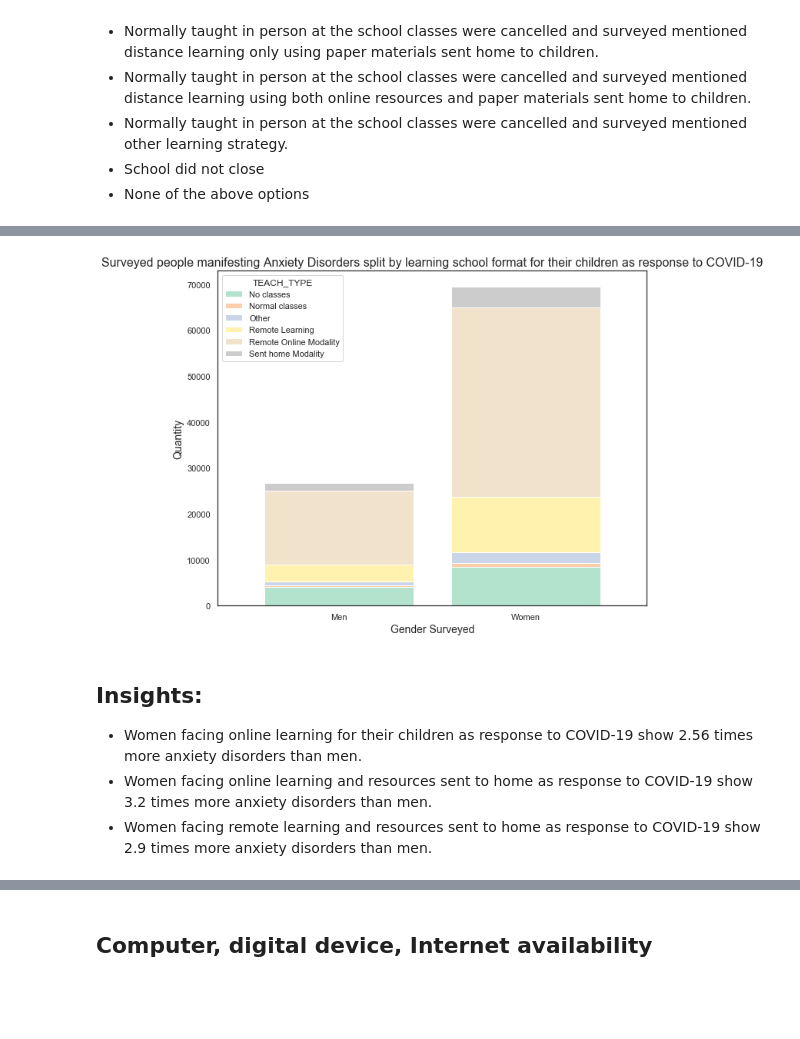
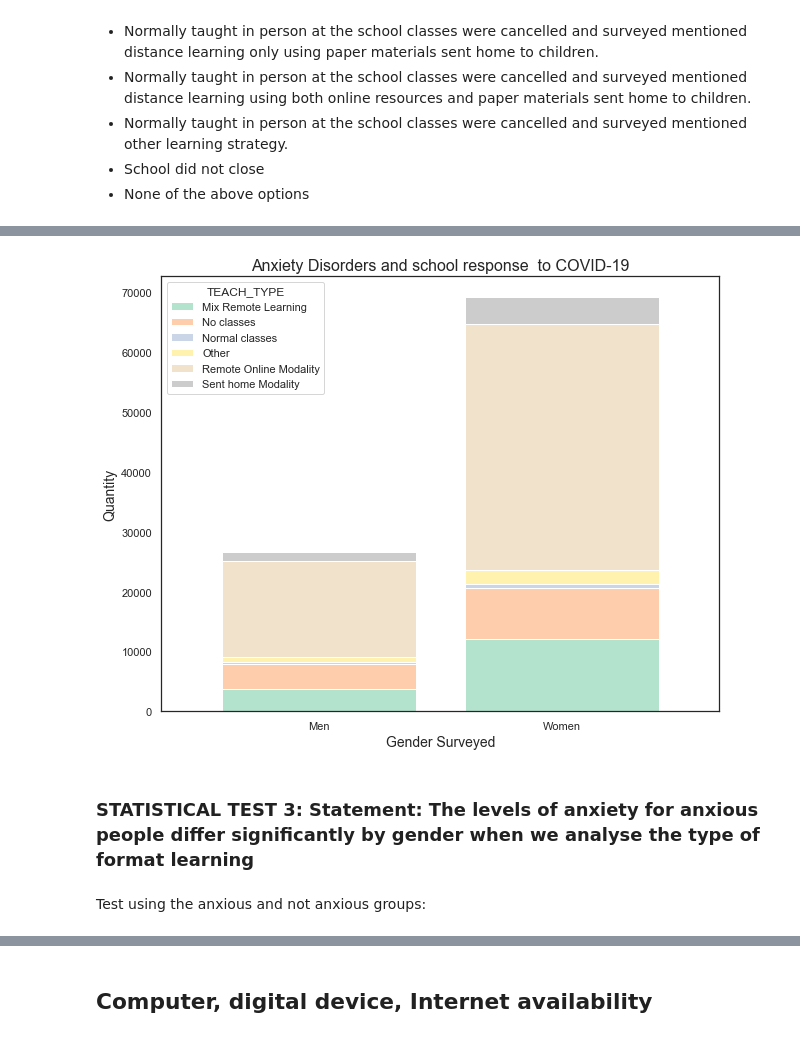
Before and after one commit to evdelph/DS4A-Women-Summit, a Jupyter notebook: notebooks/EDA_daniela.ipynb, the cells around one changed output, grey strips where cells are left out. Saved outputs shown, nothing was run; the diff lists cells and outputs as text; code cells hidden in the pictures; blank space fills up the shorter version.

```diff
--- a/notebooks/EDA_daniela.ipynb
+++ b/notebooks/EDA_daniela.ipynb
@@ -121,7 +278,7 @@ education_df['depression_disorder'] = education_df.Depression.apply(anxiety_diso
 # %% [markdown]
 For no timing analysis, let's drop duplicates columns
 # %%
-edu_df = education_df.drop(['WEEK_DT'], axis=1).drop_duplicates()
+edu_df = education_df.drop(['WEEK'], axis=1).drop_duplicates()
 # %%
 print('Duplicates rows: {}'.format(len(education_df)-len(edu_df)))
 # %% [output]
@@ -309,7 +494,7 @@ scenario_timebase = education_df[(education_df.THHLD_NUMKID > 0)].reset_index()
 aux = scenario_timebase.loc[:, ['ENROLL1', 'ENROLL2', 'ENROLL3']].idxmax(axis=1)
 scenario_timebase['ENROLL_TYPE'] = aux
 # %%
-anxiety_timebase = scenario_timebase.groupby(['anxiety_disorder', 'ENROLL_TYPE', 'WEEK_DT']).count().COUNTER
+anxiety_timebase = scenario_timebase.groupby(['anxiety_disorder', 'ENROLL_TYPE', 'WEEK']).count().COUNTER
 weekly_anxiety_enroll = anxiety_timebase/anxiety_timebase.groupby(level=[2]).sum()
 weekly_anxiety_enroll_ri = weekly_anxiety_enroll.reset_index()
 weekly_anxiety_enroll_anxiety = weekly_anxiety_enroll_ri[weekly_anxiety_enroll_ri.anxiety_disorder == True]
@@ -340,13 +525,13 @@ _ = plt.show()
 # %%
-depression_timebase = scenario_timebase.groupby(['depression_disorder', 'ENROLL_TYPE', 'WEEK_DT']).count().COUNTER
+depression_timebase = scenario_timebase.groupby(['depression_disorder', 'ENROLL_TYPE', 'WEEK']).count().COUNTER
 depression_timebase_enroll = depression_timebase/anxiety_timebase.groupby(level=[2]).sum()
 depression_timebase_enroll_ri = depression_timebase_enroll.reset_index()
 weekly_dep = depression_timebase_enroll_ri[depression_timebase_enroll_ri.depression_disorder == True]
 
-y1=list(weekly_dep[weekly_dep.ENROLL_TYPE=='ENROLL1'].COUNTER)
-y2=list(weekly_dep[weekly_dep.ENROLL_TYPE=='ENROLL2'].COUNTER)
-y3=list(weekly_dep[weekly_dep.ENROLL_TYPE=='ENROLL3'].COUNTER)
-x = list(weekly_dep.WEEK_DT[:13])
+y1=list(weekly_dep[weekly_dep.ENROLL_TYPE=='ENROLL1'].COUNTER[:-1])
+y2=list(weekly_dep[weekly_dep.ENROLL_TYPE=='ENROLL2'].COUNTER[:-1])
+y3=list(weekly_dep[weekly_dep.ENROLL_TYPE=='ENROLL3'].COUNTER[:-1])
+x = list(weekly_dep.WEEK[:12])
 
 sns.set(style="white")
 pal = ["#2ecc71", "#e74c3c", "#34495e"]
@@ -355,13 +540,13 @@ fig, ax = plt.subplots(figsize=(20, 6.5))
 _ = plt.stackplot(x, [y1,y2,y3],
                   labels=['A','B','C'],
                   colors=pal, alpha=0.4)
-_ = plt.title('Percentage of surveyed people with members under 18 years old at home reporting depression disorders over time', size=16)
+_ = plt.title("Depression: Percentage of surveyed people reporting depression disorders over time and type of children's school enrollment", size=16)
 _ = plt.xlabel('Week', size=14)
 _ = plt.ylabel('Percentage of surveyed people', size=14)
 _ = plt.xticks(rotation=0)
 _ = plt.legend(title='ENROLL TYPE', loc='upper left', labels=['Children enrolled in public/private schools',
                                                               'Children enrolled in-house school',
                                                               'Children not enrolled'])
-_ = plt.ylim(0, 0.45)
+_ = plt.ylim(0, 0.35)
 _ = plt.show()
 # %% [output]
@@ -520,7 +802,7 @@ def teaching_function(a, b, c, d, e):
     elif (b != 1) & (c == 1) & (e != 1):
         return 'Sent home Modality'
     elif (b == 1) & (e != 1):
-        return 'Remote Learning'
+        return 'Mix Remote Learning'
     elif (b != 1) & (c != 1) & (d == 1) & (e != 1):
         return 'Other'
     else:
@@ -616,17 +939,15 @@ Name: COUNTER, dtype: float64
 # %%
 test4 = teach_analysis[teach_analysis.anxiety_disorder == True].groupby(['EGENDER', 'TEACH_TYPE']).count().COUNTER.unstack('TEACH_TYPE').fillna(0)
 
 fig, ax = plt.subplots(figsize=(10, 8))
 _ = test4.plot(kind='bar', stacked=True, ax=ax, width=0.8, cmap=plt.cm.get_cmap('Pastel2', 7))
-_ = plt.title('Surveyed people manifesting Anxiety Disorders split by learning school format for their children as response to COVID-19', size=16)
+_ = plt.title('Anxiety Disorders and school response  to COVID-19', size=16)
 _ = plt.xlabel('Gender Surveyed', size=14)
 _ = plt.ylabel('Quantity', size=14)
 _ = plt.xticks(np.arange(2),('Men', 'Women'), rotation=0)
 # %% [output]
-[figure, old version]
+[figure, new version]
-# %% [markdown]
-## Insights:
-
-- Women facing online learning for their children as response to COVID-19 show 2.56 times more anxiety disorders than men.
-- Women facing online learning and resources sent to home as response to COVID-19 show 3.2 times more anxiety disorders than men.
-- Women facing remote learning and resources sent to home as response to COVID-19 show 2.9 times more anxiety disorders than men.
+# %% [markdown]
+### STATISTICAL TEST 3: Statement: The levels of anxiety for anxious people differ significantly by gender when we analyse the type of format learning
+# %% [markdown]
+Test using the anxious and not anxious groups:
```
Also changed, not shown: parts of 139 cells of this notebook.
